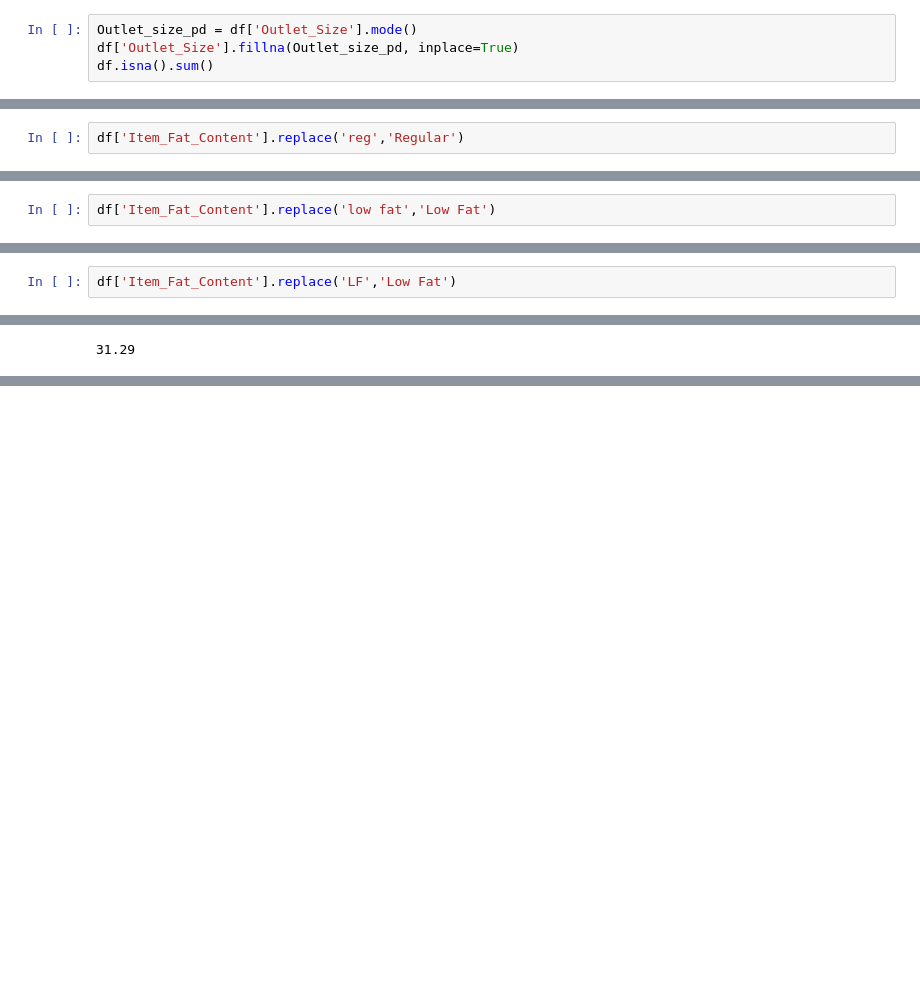
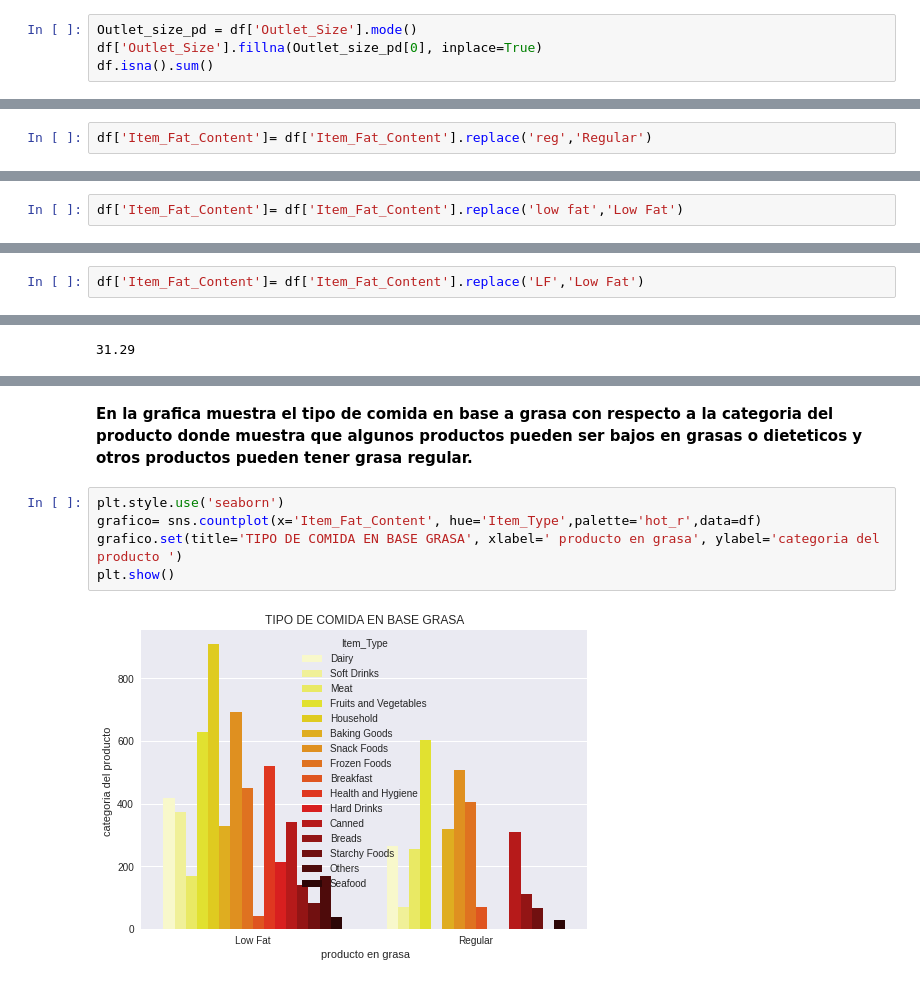
Before and after one commit to jazminmontenegro/introduction-to-github, a Jupyter notebook: productos_alimenticios.ipynb, the cells around one changed output, grey strips where cells are left out. Drawn from its saved outputs; the diff is of its cells as text; blank space fills up the shorter version.

```diff
--- a/productos_alimenticios.ipynb
+++ b/productos_alimenticios.ipynb
@@ -113,6 +100,6 @@ El código de abajo rellena los valores faltantes en la columna “Outlet_Size
 2.Rellenar valores faltantes con el valor más común puede ser una buena estrategia si un valor es sumamente más común que los otros valores.
 # %%
 Outlet_size_pd = df['Outlet_Size'].mode()
-df['Outlet_Size'].fillna(Outlet_size_pd, inplace=True)
+df['Outlet_Size'].fillna(Outlet_size_pd[0], inplace=True)
 df.isna().sum()
 # %% [output]
@@ -150,4 +137,4 @@ dtype: int64
 # %% [markdown]
 7) Encuentren y arreglen alguna categoría inconsistente de datos (example: fix cat, Cat, and cats so that they are consistent)
 # %%
-df['Item_Fat_Content'].replace('reg','Regular')
+df['Item_Fat_Content']= df['Item_Fat_Content'].replace('reg','Regular')
@@ -167,2 +141,2 @@ Name: Item_Fat_Content, Length: 8523, dtype: object
 # %%
-df['Item_Fat_Content'].replace('low fat','Low Fat')
+df['Item_Fat_Content']= df['Item_Fat_Content'].replace('low fat','Low Fat')
@@ -182,2 +143,2 @@ Name: Item_Fat_Content, Length: 8523, dtype: object
 # %%
-df['Item_Fat_Content'].replace('LF','Low Fat')
+df['Item_Fat_Content']= df['Item_Fat_Content'].replace('LF','Low Fat')
@@ -213,0 +191,9 @@ df.Item_MRP.median()
+# %% [markdown]
+**En la grafica muestra el tipo de comida en base a grasa con respecto a la categoria del producto donde muestra que algunos productos pueden ser bajos en grasas o dieteticos y otros productos pueden tener grasa regular.**
+# %%
+plt.style.use('seaborn')
+grafico= sns.countplot(x='Item_Fat_Content', hue='Item_Type',palette='hot_r',data=df)
+grafico.set(title='TIPO DE COMIDA EN BASE GRASA', xlabel=' producto en grasa', ylabel='categoria del producto ')
+plt.show()
+# %% [output]
+[figure, added]
```
Also changed, not shown: parts of 19 cells of this notebook.
